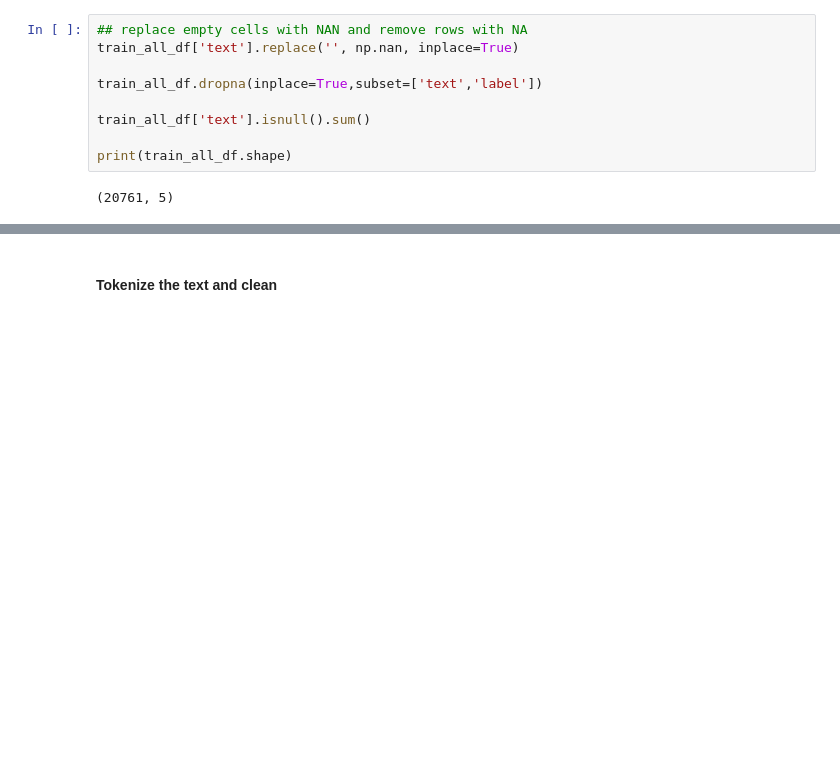
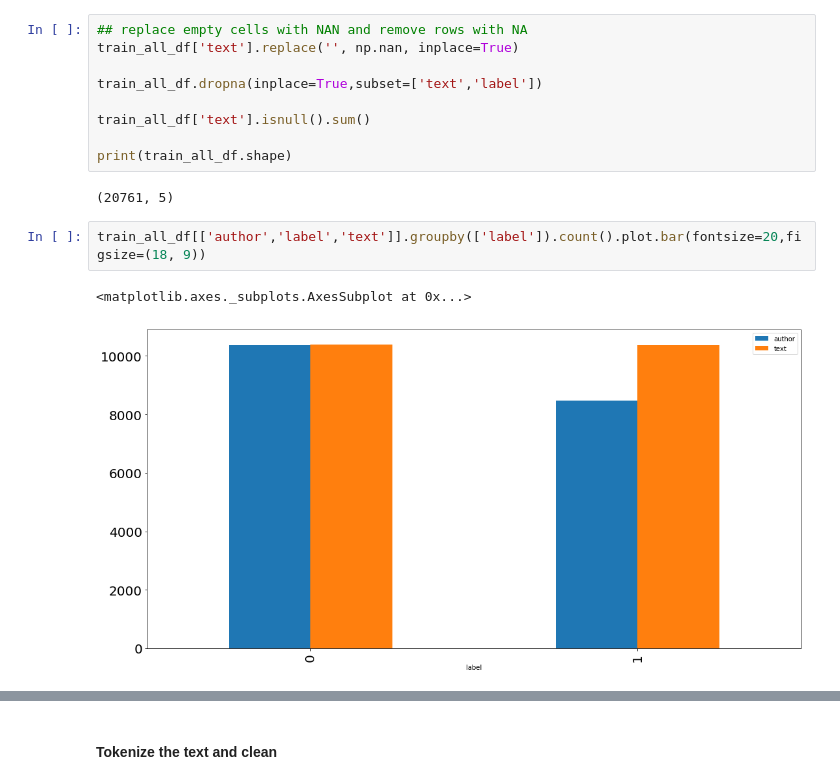
Before and after one commit to gtg269c/mlnd_capstone_fakenews1, a Jupyter notebook: FakeNews_set1_clean_token_embed_LSTM_2.ipynb, the cells around one changed output, grey strips where cells are left out. Saved outputs shown, nothing was run; the diff lists cells and outputs as text; blank space fills up the shorter version.

```diff
--- a/FakeNews_set1_clean_token_embed_LSTM_2.ipynb
+++ b/FakeNews_set1_clean_token_embed_LSTM_2.ipynb
@@ -105,3 +105,8 @@ train_all_df['text'].isnull().sum()
 print(train_all_df.shape)
 # %% [output]
 (20761, 5)
+# %%
+train_all_df[['author','label','text']].groupby(['label']).count().plot.bar(fontsize=20,figsize=(18, 9))
+# %% [output]
+<matplotlib.axes._subplots.AxesSubplot at 0x...>
+[figure, added]
```
Also changed, not shown: parts of 18 cells of this notebook.
